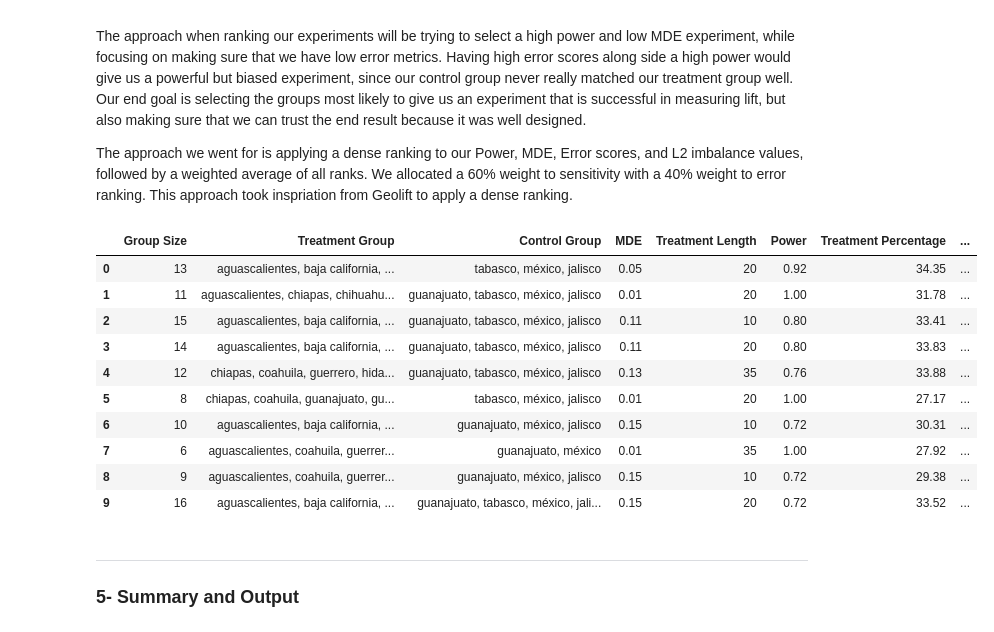
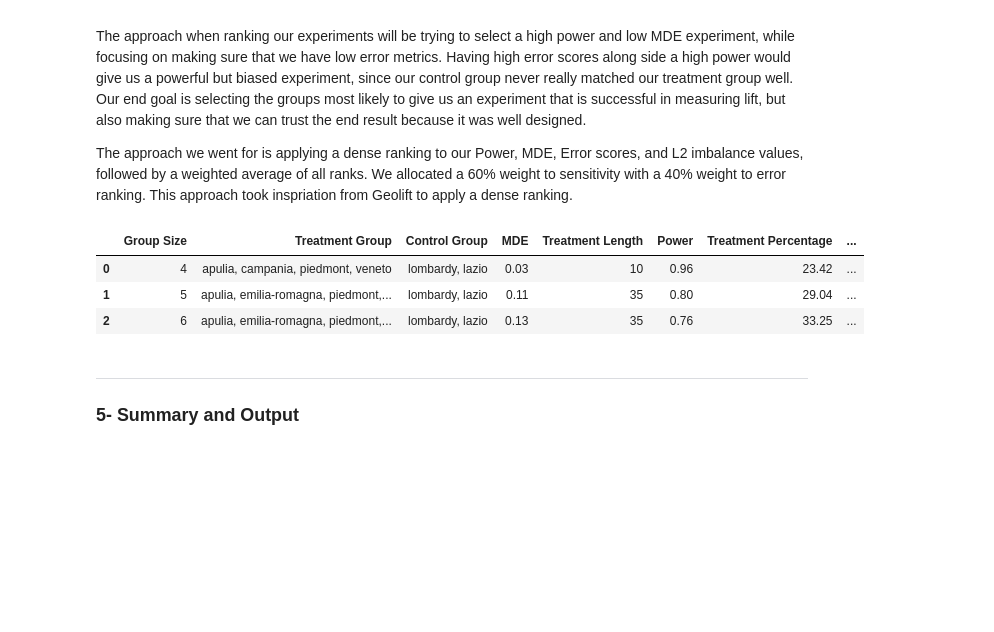
Before and after one commit to Ykanj/Geolift_design, a Jupyter notebook: Murray design.ipynb, the cells around one changed output. Drawn from its saved outputs; the diff is of its cells as text; code cells hidden in the pictures; blank space fills up the shorter version.

```diff
--- a/Murray design.ipynb
+++ b/Murray design.ipynb
@@ -22,10 +22,10 @@ from Murray import print_weights, print_incremental_results,print_incremental_re
 from Murray import run_geo_analysis,run_geo_evaluation
 from Murray.plots import plot_impact_streamlit_app
 # %%
-data = pd.read_csv("dataset2.csv")
+data = pd.read_csv("Data\dataset1.csv")
 
-#data = cleaned_data(data,col_target='Conversions',col_locations='Region',col_dates='Date') # for dataset1
-data = cleaned_data(data,col_target='sales',col_locations='region',col_dates='date')        # for dataset2
+data = cleaned_data(data,col_target='Conversions',col_locations='Region',col_dates='Date') # for dataset1
+#data = cleaned_data(data,col_target='sales',col_locations='region',col_dates='date')        # for dataset2
 
 display(data.head())
 # %% [output]
@@ -51,8 +50,8 @@ def identify_problematic_regions(
     This is an EDA function to ensure that our data is aligned with best practices defined in Geolift,
     and identify regions with very low variance or high ratio of zero values to recommends them for exclusion later.
 
-    These regions would make it difficult to detect statistically significant variations,
-    and can produce biased control groups, making metrics such as scaledL2Imbalance untrustworthy.
+    These regions would make it difficult to detect statistically
+    significant lifts, since they would produce biased control groups.
 
     Parameters:
     - data: The input data containing the time series data.
@@ -77,11 +76,12 @@ def identify_problematic_regions(
     # Identify regions with variance less than our threshold
     no_variance_regions = region_group.std()[region_group.var() < threshold_var].index.tolist()
 
-    # Identify regions with % of zeros greater than our threshold
+    # Identify regions with ratio of zeros greater than our threshold
     zero_ratio = region_group.apply(lambda x: (x == 0).mean())
     high_zero_regions = zero_ratio[zero_ratio > threshold_zero_ratio].index.tolist()
 
     recommended_exclusions = list(set(no_variance_regions + high_zero_regions))
+
     print("Recommended Regions for Exclusion:")
     for region in recommended_exclusions:
         reasons = []
@@ -114,7 +114,7 @@ def define_budget_and_roi(
         "experiment_budget": experiment_budget,
         "cost_per_incremental_conversion": cost_per_incremental_conversion}
 # %%
-problematic_regions = identify_problematic_regions(data, threshold_zero_ratio=0.25, threshold_var=0.1)
+problematic_regions = identify_problematic_regions(data, threshold_zero_ratio=0.29, threshold_var=0.1)
 
 budget_inputs = define_budget_and_roi(experiment_budget=10000, cost_per_incremental_conversion=1.5)
 
@@ -213,11 +217,11 @@ def calculate_sensitivity(group_size, sensitivity_results):
     - best_mde: The MDE associated with the best period.
     - sensitivity_score: A ranking score based on the average power, normalized to a maximum of 1.0.
     """
-    candidate_sens = sensitivity_results.get(group_size, {})
+    sensitivities = sensitivity_results.get(group_size, {})
     best_avg_power, best_period, best_mde = 0, None, None
 
     # Loop through each period and calculate the average power, storing the highest one.
-    for period, sens_data in candidate_sens.items():
+    for period, sens_data in sensitivities.items():
         power_list = sens_data.get("Statistical Power", [])
         if power_list:
             avg_power = np.mean([p for _, p in power_list])
@@ -344,43 +348,36 @@ def rank_experiment_results_table(geo_test_output):
     # We compute dense ranks for each sub-score, this would allow us to rank experiments without normalizing all scores.
     df["sensitivity_rank"] = df["Sensitivity Score"  ].rank(method="dense", ascending=False)         # Higher is better.
     df["error_rank"      ] = df["Error Score"        ].rank(method="dense", ascending=True)          # Lower  is better.
     df["scaled_l2_rank"  ] = df["Scaled L2 Imbalance"].rank(method="dense", ascending=True)          # Lower  is better.
     df["mde_rank"        ] = df["MDE"                ].rank(method="dense", ascending=True)          # Lower  is better.
 
     # Total weight = 2 (sensitivity) + 1 (error) + 1 (scaled L2) + 1 (mde) = 5.
     df["avg_rank"] = (2*df["sensitivity_rank"] + df["error_rank"] + df["scaled_l2_rank"] + df["mde_rank"])/5
     df["Score"]    = (1 / df["avg_rank"]).round(2)
 
     # Apply a -25% penalty if required investment exceeds the experiment budget.
     df.loc[(df["Required Investment"] > budget_inputs.get("experiment_budget")), "Score"] *= 0.75
 
     # Add an Above/Below Budget column by comparing required investment with max budget
     df["Budget Difference"] = budget_inputs.get("experiment_budget") - df["Required Investment"]
     df["Budget Status"] = df["Budget Difference"].apply(lambda x: "Within Budget" if pd.notna(x) and x >= 0 else "Above Budget")
 
     # Sort and order oru final DataFrame.
     final_cols = [
         "Group Size", "Treatment Group", "Control Group", "MDE", "Treatment Length",
         "Power", "Treatment Percentage", "AvgATT", "SMAPE", "MAPE", "Scaled L2 Imbalance",
         "Required Investment", "Budget Status", "Score"]
 
     df = df.sort_values(by="Score", ascending=False).reset_index(drop=True)[final_cols].head(10)
     display(df)
     return df
 
 best_experiment = rank_experiment_results_table(geo_test)
 # %% [output]
 |  | Group Size | Treatment Group | Control Group | MDE | Treatment Length | Power | Treatment Percentage | ... |
-| 0 | 13 | aguascalientes, baja california, ... | tabasco, méxico, jalisco | 0.05 | 20 | 0.92 | 34.35 | ... |
-| 1 | 11 | aguascalientes, chiapas, chihuahu... | guanajuato, tabasco, méxico, jalisco | 0.01 | 20 | 1.00 | 31.78 | ... |
-| 2 | 15 | aguascalientes, baja california, ... | guanajuato, tabasco, méxico, jalisco | 0.11 | 10 | 0.80 | 33.41 | ... |
-| 3 | 14 | aguascalientes, baja california, ... | guanajuato, tabasco, méxico, jalisco | 0.11 | 20 | 0.80 | 33.83 | ... |
-| 4 | 12 | chiapas, coahuila, guerrero, hida... | guanajuato, tabasco, méxico, jalisco | 0.13 | 35 | 0.76 | 33.88 | ... |
-| 5 | 8 | chiapas, coahuila, guanajuato, gu... | tabasco, méxico, jalisco | 0.01 | 20 | 1.00 | 27.17 | ... |
-| 6 | 10 | aguascalientes, baja california, ... | guanajuato, méxico, jalisco | 0.15 | 10 | 0.72 | 30.31 | ... |
-| 7 | 6 | aguascalientes, coahuila, guerrer... | guanajuato, méxico | 0.01 | 35 | 1.00 | 27.92 | ... |
-| 8 | 9 | aguascalientes, coahuila, guerrer... | guanajuato, méxico, jalisco | 0.15 | 10 | 0.72 | 29.38 | ... |
-| 9 | 16 | aguascalientes, baja california, ... | guanajuato, tabasco, méxico, jali... | 0.15 | 20 | 0.72 | 33.52 | ... |
+| 0 | 4 | apulia, campania, piedmont, veneto | lombardy, lazio | 0.03 | 10 | 0.96 | 23.42 | ... |
+| 1 | 5 | apulia, emilia-romagna, piedmont,... | lombardy, lazio | 0.11 | 35 | 0.80 | 29.04 | ... |
+| 2 | 6 | apulia, emilia-romagna, piedmont,... | lombardy, lazio | 0.13 | 35 | 0.76 | 33.25 | ... |
 # %% [markdown]
 ____
 ### 5- Summary and Output
```
Also changed, not shown: parts of 7 cells of this notebook, 1 other file.
